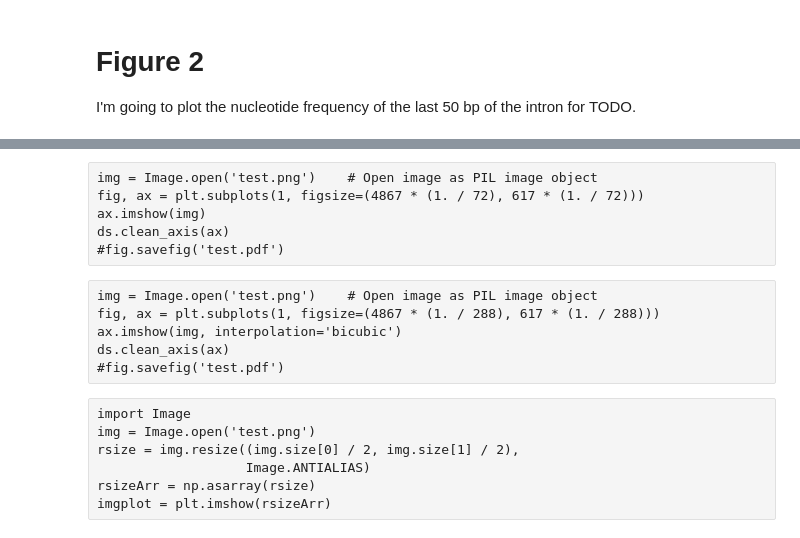
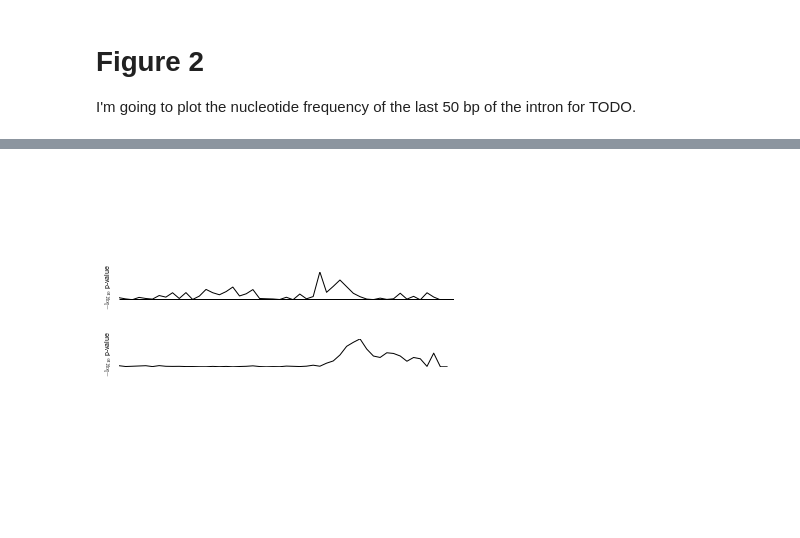
Before and after one commit to cdeboever3/deboever-sf3b1-2015, a Jupyter notebook: notebooks/figure02.ipynb, the cells around one changed output, grey strips where cells are left out. Cells and saved outputs as stored; diff of their text form; code cells hidden in the pictures; blank space fills up the shorter version.

Commit message:
Working on fig02
I think I have it how I want it but this commit has a bunch of junk and
false starts in case I want to come back and redo it. I'll clean up the
notebook before the next commit.

```diff
--- a/notebooks/figure02.ipynb
+++ b/notebooks/figure02.ipynb
@@ -48,19 +47,0 @@ import Image
-# %% [raw]
-img = Image.open('test.png')    # Open image as PIL image object
-fig, ax = plt.subplots(1, figsize=(4867 * (1. / 72), 617 * (1. / 72)))
-ax.imshow(img)
-ds.clean_axis(ax)
-#fig.savefig('test.pdf')
-# %% [raw]
-img = Image.open('test.png')    # Open image as PIL image object
-fig, ax = plt.subplots(1, figsize=(4867 * (1. / 288), 617 * (1. / 288)))
-ax.imshow(img, interpolation='bicubic')
-ds.clean_axis(ax)
-#fig.savefig('test.pdf')
-# %% [raw]
-import Image
-img = Image.open('test.png')
-rsize = img.resize((img.size[0] / 2, img.size[1] / 2),
-                   Image.ANTIALIAS)
-rsizeArr = np.asarray(rsize)
-imgplot = plt.imshow(rsizeArr)
@@ -87,3 +80,33 @@ def adenine_enrichment(fn, fn2):
                                      [df2.ix[i, 'A'], df2.ix[i, ['T', 'C', 'G']].sum()]])
         pvals.append(pvalue)
     return pvals
+# %%
+fig, axs = plt.subplots(6, figsize=(6, 3.5))
+
+ax = axs[0]
+ds.clean_axis(ax)
+
+ax = axs[1]
+ds.clean_axis(ax)
+
+ax = axs[2]
+ds.clean_axis(ax)
+
+ax = axs[3]
+ds.clean_axis(ax)
+pvals = adenine_enrichment(ds.annot_intron_seq, ds.control_intron_seq)
+lines = ax.plot(-log10(pvals), 'k')
+ax.hlines(-log10(0.5),0,50)
+ylabel = ax.set_ylabel('$-\log_{10}$ p-value')
+
+ax = axs[4]
+ds.clean_axis(ax)
+
+ax = axs[5]
+ds.clean_axis(ax)
+pvals = adenine_enrichment(ds.proximal_intron_seq, ds.control_intron_seq)
+lines = ax.plot(-log10(pvals), 'k')
+ax.hlines(-log10(0.5),0,50)
+ylabel = ax.set_ylabel('$-\log_{10}$ p-value')
+# %% [output]
+[figure, added]
```
Also changed, not shown: parts of 20 cells of this notebook, 1 other file.
